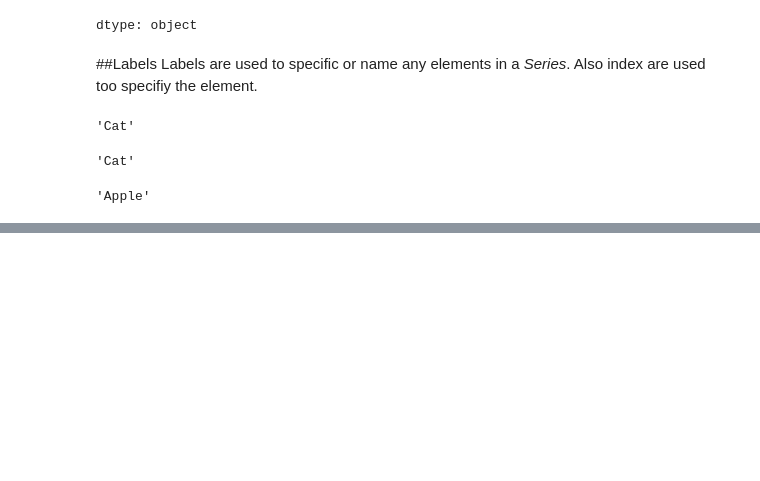
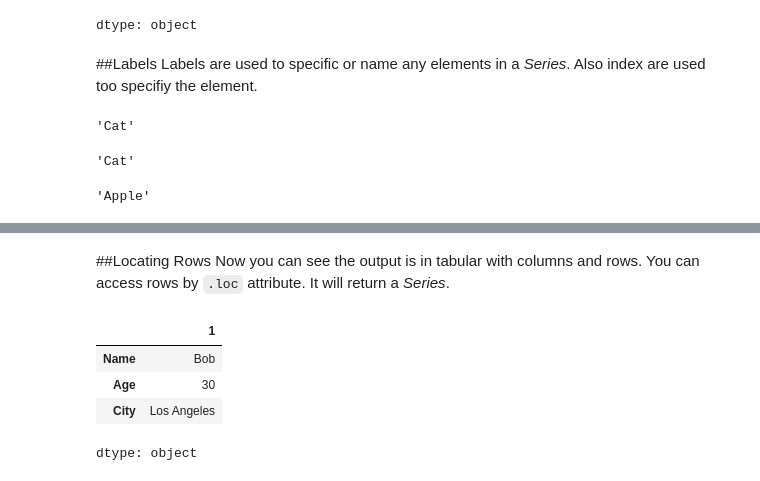
Before and after one commit to CodeCraft34/Google-Colab-, a Jupyter notebook: PANDAS-data-handling/pandas.ipynb, the cells around one changed output, grey strips where cells are left out. Drawn from its saved outputs; the diff is of its cells as text; code cells hidden in the pictures; blank space fills up the shorter version.

```diff
--- a/PANDAS-data-handling/pandas.ipynb
+++ b/PANDAS-data-handling/pandas.ipynb
@@ -71,0 +117,13 @@ myseries['z']
+# %% [markdown]
+##Locating Rows
+Now you can see the output is in tabular with columns and rows.
+You can access rows by `.loc` attribute.
+It will return a *Series*.
+# %%
+df.loc[1]
+# %% [output]
+|  | 1 |
+| Name | Bob |
+| Age | 30 |
+| City | Los Angeles |
+dtype: object
```
Also changed, not shown: parts of 17 cells of this notebook.
